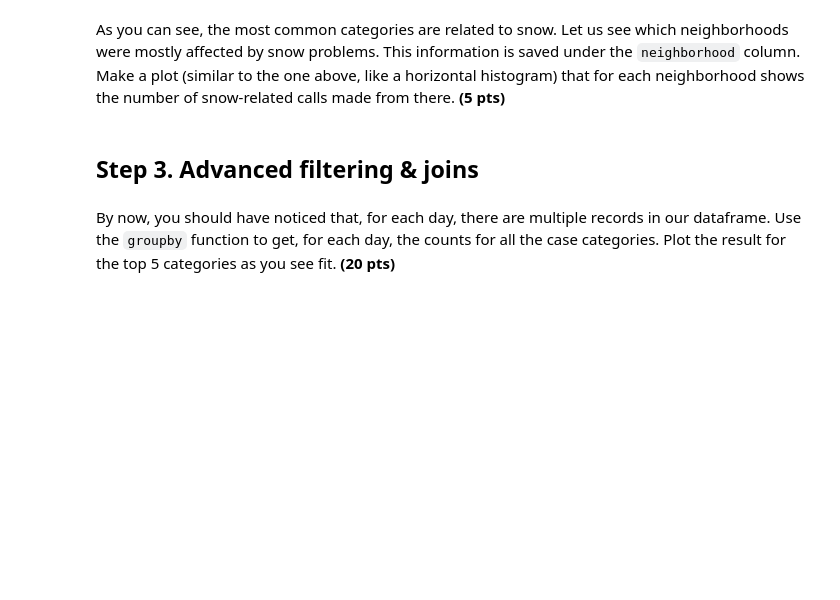
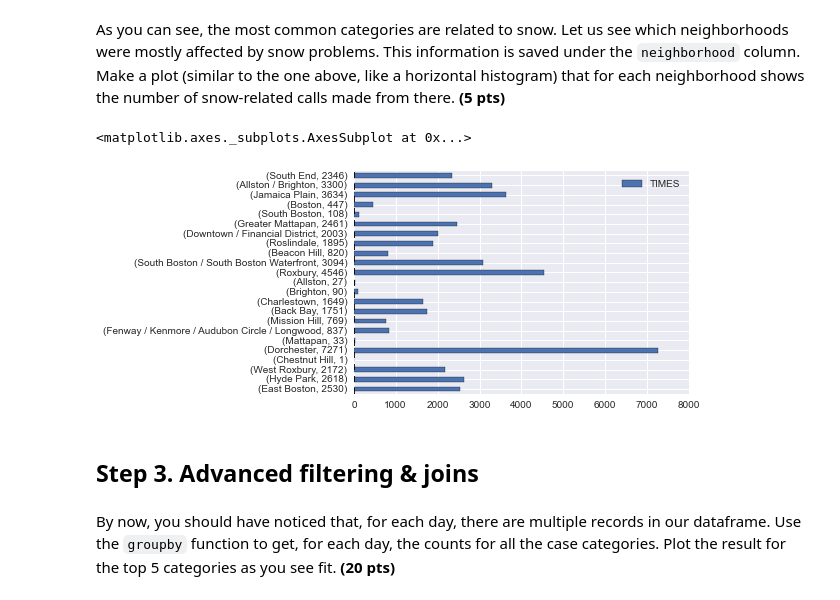
Before and after one commit to thomas1/spring-2015-homeworks, a Jupyter notebook: submissions/Homework-2/2.Pandas-in-Boston.ipynb, the cells around one changed output. Saved outputs shown, nothing was run; the diff lists cells and outputs as text; code cells hidden in the pictures; blank space fills up the shorter version.

```diff
--- a/submissions/Homework-2/2.Pandas-in-Boston.ipynb
+++ b/submissions/Homework-2/2.Pandas-in-Boston.ipynb
@@ -245,9 +263,12 @@ As you can see, the most common categories are related to snow. Let us see which
 # %%
 cases3={}
 for neighborhood,case_data in boston.groupby("neighborhood"):
        cases3[neighborhood]=case_data.neighborhood.count()
-df3=pd.DataFrame(list(hoods.itervalues()),columns=['TIMES'],index=list(hoods.iteritems()))
+df3=pd.DataFrame(list(cases3.itervalues()),columns=['TIMES'],index=list(cases3.iteritems()))
 df3.plot(kind='barh')
+# %% [output]
+<matplotlib.axes._subplots.AxesSubplot at 0x...>
+[figure, added]
 # %% [markdown]
 ## Step 3. Advanced filtering & joins
 # %% [markdown]
```
Also changed, not shown: parts of 9 cells of this notebook.
